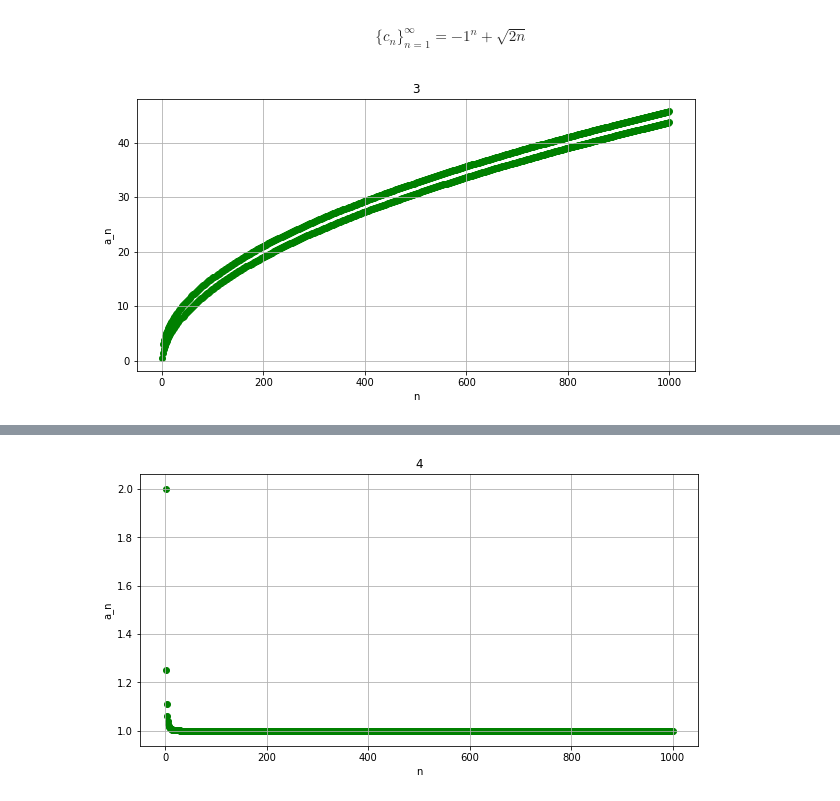
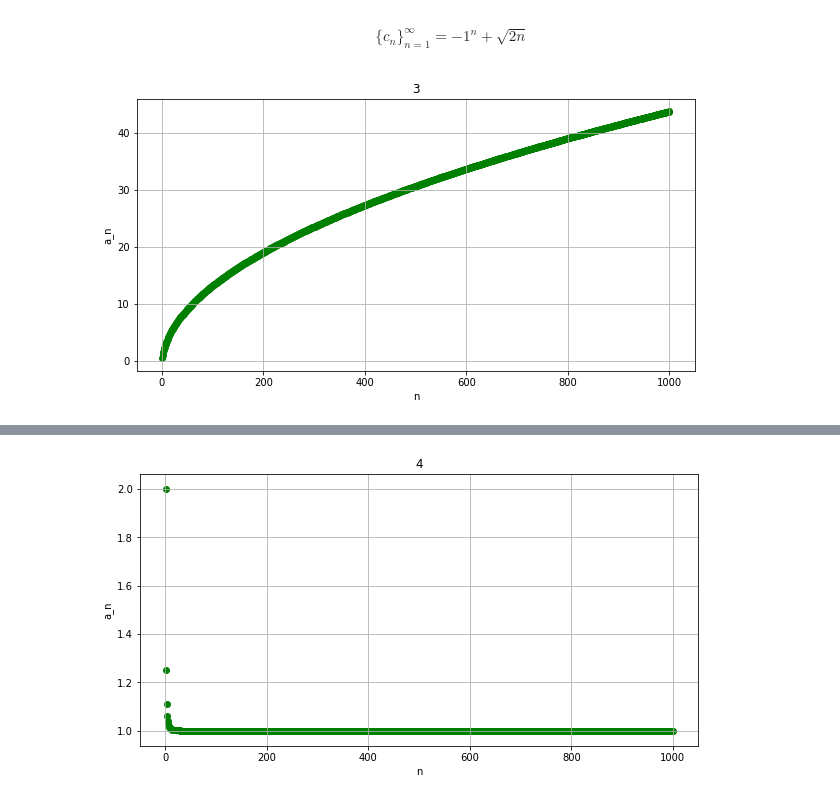
Before and after one commit to AnnaSmelova/Introduction_to_math_analysis_course, a Jupyter notebook: lesson2-3/lesson2-3_homework.ipynb, the cells around one changed output, grey strips where cells are left out. Saved outputs shown, nothing was run; the diff lists cells and outputs as text; code cells hidden in the pictures.

```diff
--- a/lesson2-3/lesson2-3_homework.ipynb
+++ b/lesson2-3/lesson2-3_homework.ipynb
@@ -186,7 +186,7 @@ plot_seq(n,1/(1-n),'2','g')
 $$\{c_n\}_{n=1}^{\infty}={-1}^n+\sqrt{2n}$$
 # %%
 n = np.linspace(1, 1000, 1000)
-plot_seq(n,(-1)**n+(2*n)**(0.5),'3','g')
+plot_seq(n,-(1)**n+(2*n)**(0.5),'3','g')
 # %% [output]
-[figure, old version]
+[figure, new version]
 # %% [markdown]
```
Also changed, not shown: parts of 3 cells of this notebook, 1 other file.
